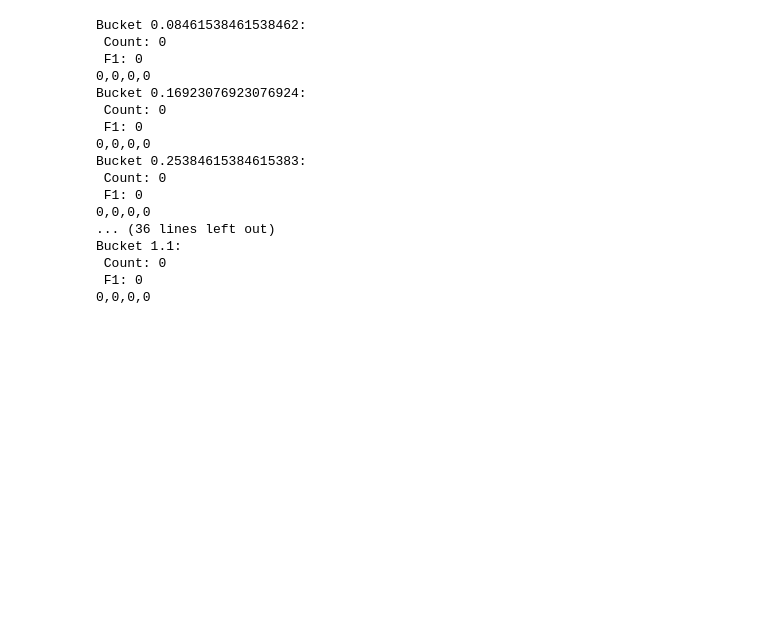
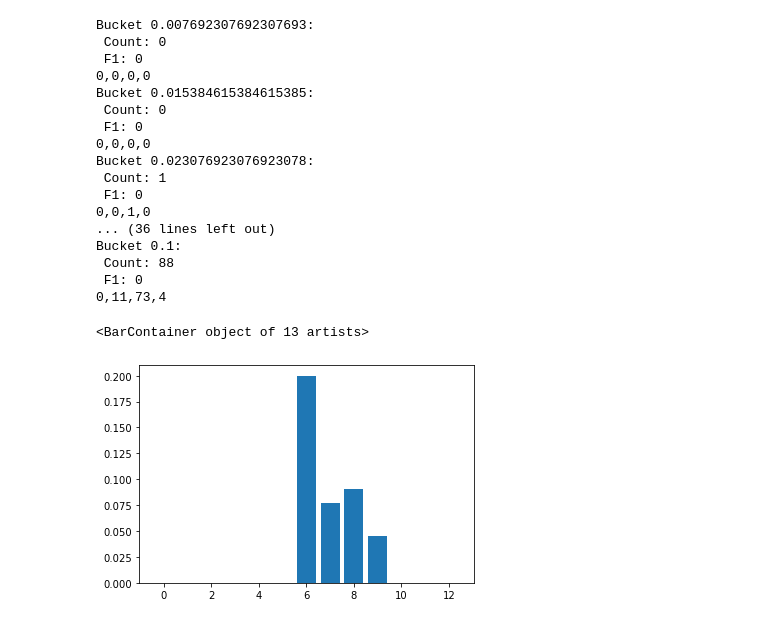
Before and after one commit to cperreault11/snorkel-extraction, a Jupyter notebook: tutorials/intro/GP ideas.ipynb, the cells around one changed output. Drawn from its saved outputs; the diff is of its cells as text; code cells hidden in the pictures; blank space fills up the shorter version.

```diff
--- a/tutorials/intro/GP ideas.ipynb
+++ b/tutorials/intro/GP ideas.ipynb
@@ -85,7 +121,13 @@ uncertainty_h = uncertainty_h[0]
 # %%
-preds = []
-for x in pred_prob:
+pd = []
+for x in preds_d:
     if x[0] > .5:
-        preds.append(1)
+        pd.append(0)
     else:
-        preds.append(0)
+        pd.append(1)
+pt = []
+for x in preds_t:
+    if x[0] >.5:
+        pt.append(0)
+    else:
+        pt.append(1)
@@ -114,17 +183,20 @@ sum(1 for x in test_y if x ==0)
 # %%
+tpfp = []
+tnfn = []
+f1scores = []
 for i in range(13):
     count = 0
     tp,fp,tn,fn = 0,0,0,0
-    for j,p in enumerate(test_y):
-        if uncertainty_h[j] >= buckets[i] and uncertainty_h[j] < buckets[i+1]:
+    for j,p in enumerate(dev_labels_cleaned):
+        if ud[j] >= buckets[i] and ud[j] < buckets[i+1]:
             count += 1
-            if p == 0 and preds[j] == 0:
+            if p == 0 and pd[j] == 0:
                 tn += 1
-            elif p == 0 and preds[j] == 1:
+            elif p == 0 and pd[j] == 1:
                 fp += 1
-            elif p == 1 and preds[j] == 0:
+            elif p == 1 and pd[j] == 0:
                 fn += 1
-            else: #p == 1 and preds[j] == 1:
+            elif p == 1 and pd[j] == 1:
                 tp += 1
     try:
         p = tp / (tp + fp)
@@ -138,22 +210,36 @@ for i in range(13):
         f1 = 2/(1/p + 1/r)
     except:
         f1 = 0
+    try:
+        tpfp.append(tp/(tp +fp))
+    except:
+        tpfp.append(0)
+    try:
+        tnfn.append(tn/(tn +fn))
+    except:
+        tnfn.append(0)
+    f1scores.append(f1)
     print ("Bucket {}: \n Count: {}\n F1: {}\n{},{},{},{}".format(buckets[i+1], count, f1,tp,fp,tn,fn))
 # %% [output]
-Bucket 0.08461538461538462:
+Bucket 0.007692307692307693:
  Count: 0
  F1: 0
 0,0,0,0
-Bucket 0.16923076923076924:
+Bucket 0.015384615384615385:
  Count: 0
  F1: 0
 0,0,0,0
-Bucket 0.25384615384615383:
- Count: 0
+Bucket 0.023076923076923078:
+ Count: 1
  F1: 0
-0,0,0,0
+0,0,1,0
 ... (36 lines left out)
-Bucket 1.1:
- Count: 0
+Bucket 0.1:
+ Count: 88
  F1: 0
-0,0,0,0
+0,11,73,4
+# %%
+plt.bar(np.arange(13),tpfp)
+# %% [output]
+<BarContainer object of 13 artists>
+[figure, added]
```
Also changed, not shown: parts of 40 cells of this notebook, 10 other files.
